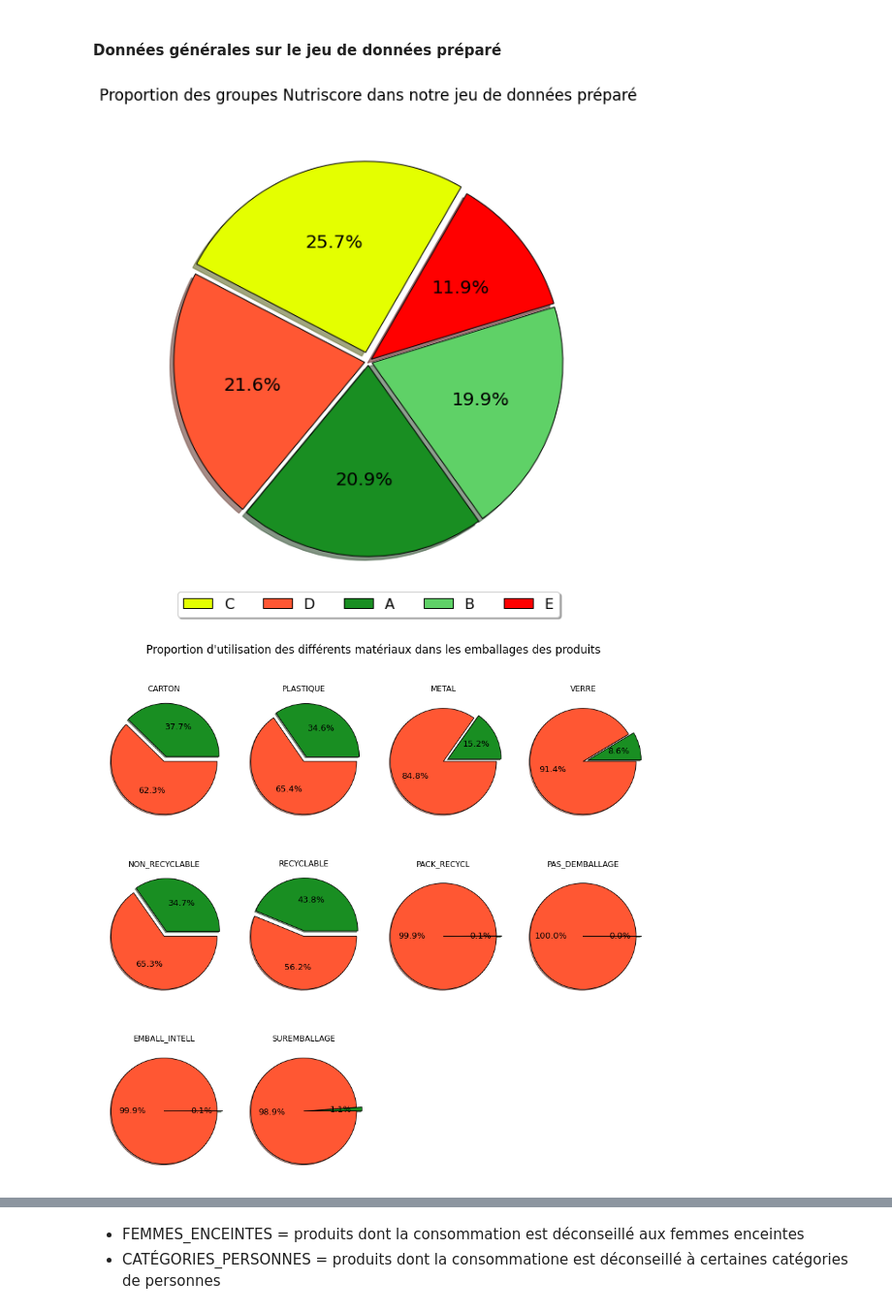
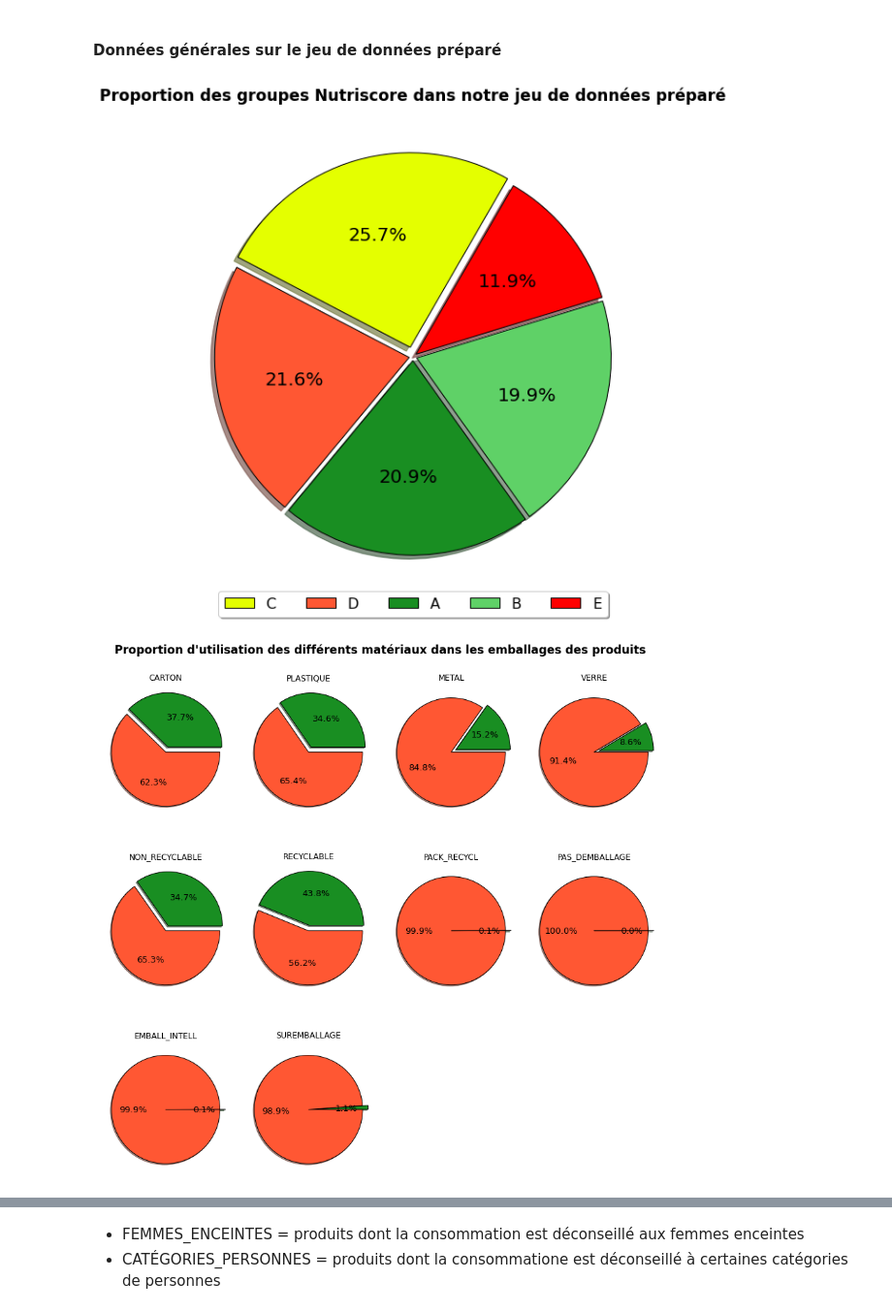
Before and after one commit to jkomb/P2---Application-Sante--Publique, a Jupyter notebook: KOMBEM_Jonathan_1_notebook_exploration_082022.ipynb, the cells around one changed output, grey strips where cells are left out. Shown at 97% size. Cells and saved outputs as stored; diff of their text form; code cells hidden in the pictures.

```diff
--- a/KOMBEM_Jonathan_1_notebook_exploration_082022.ipynb
+++ b/KOMBEM_Jonathan_1_notebook_exploration_082022.ipynb
@@ -47,6 +48,8 @@ import missingno as msno
 #### Chargement du jeu de données préparé
 # %%
 df = pd.read_csv('results\df_prepared.csv', index_col="Unnamed: 0")
+# %%
+df['nutrition_grade_fr'] = df['nutrition_grade_fr'] .str.upper()
 # %% [markdown]
 #### Créations des variables utiles
 # %%
@@ -67,33 +70,34 @@ y_title = 1
 #### Données générales sur le jeu de données préparé
 # %%
 plt.figure(figsize=(8,8))
-plt.suptitle('Proportion des groupes Nutriscore dans notre jeu de données préparé', y=y_title, size=size_title_graph)
+plt.suptitle('Proportion des groupes Nutriscore dans notre jeu de données préparé', size=size_title_graph,
+             va='top', weight='bold')
 
 pie_datas = df['nutrition_grade_fr'].value_counts().sort_values(ascending=False)
-labels=df['nutrition_grade_fr'].str.upper().value_counts().sort_values(ascending=False).index
+labels=df['nutrition_grade_fr'].value_counts().sort_values(ascending=False).index
 dict_colors={'A':'#198e22', 'B':'#5fd167', 'C':'#e4ff00', 'D':'#ff5733', 'E':'#ff0000'}
 textprops = dict(size=20, color="black")
 wedge_properties = {"edgecolor":"k",'linewidth': 1}
 
 plt.pie(pie_datas, colors=[dict_colors[key] for key in labels],
         textprops=textprops,
         explode=[0.05,0.02,0.02,0.02,0.02],
         autopct='%1.1f%%',
         shadow=True,
         wedgeprops=wedge_properties,
         startangle=60)
 
 plt.tight_layout()
 plt.legend(labels, loc="lower center", ncol=5, fontsize=16, bbox_to_anchor=(0.5, -0.05), fancybox=True, shadow=True)
 plt.savefig('img\\Proportion des groupes Nutriscore dans notre jeu de données préparé.png')
 # %% [output]
-[figure, old version]
+[figure, new version]
 # %%
 plt.figure(figsize=(12,12))
-plt.suptitle("Proportion d'utilisation des différents matériaux dans les emballages des produits", y=y_title,
-             size=size_title_graph)
+plt.suptitle("Proportion d'utilisation des différents matériaux dans les emballages des produits", size=size_title_graph,
+             va='top', weight='bold')
 for col in cols_pack:
-    plt.subplot(3,4, df.columns.get_loc(col)-df.columns.get_loc(cols_pack)+1)
+    plt.subplot(3,4, cols_pack.index(col)+1)
     plt.pie(x=df[col].value_counts().sort_values(ascending=True),
            colors=['#198e22', '#ff5733'],
            textprops=dict(size=13, color="black"),
@@ -106,7 +110,7 @@ for col in cols_pack:
 plt.tight_layout()
 plt.savefig("img\\Proportion d'utilisation des différents matériaux dans les emballages des produits.png")
 # %% [output]
-[figure, old version]
+[figure, new version]
 # %%
 plt.figure(figsize=(12,12))
 plt.suptitle("""Proportion de produits appartenant à un label soucieux d'un des aspects écologique, éthique,
```
Also changed, not shown: parts of 27 cells of this notebook, 18 other files.
